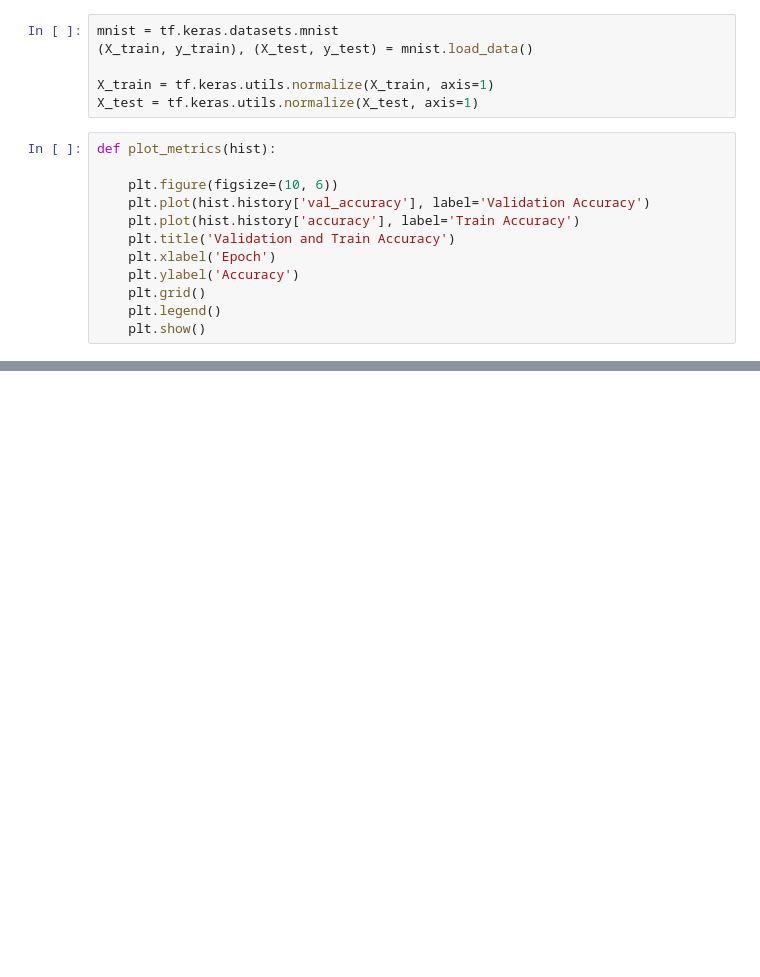
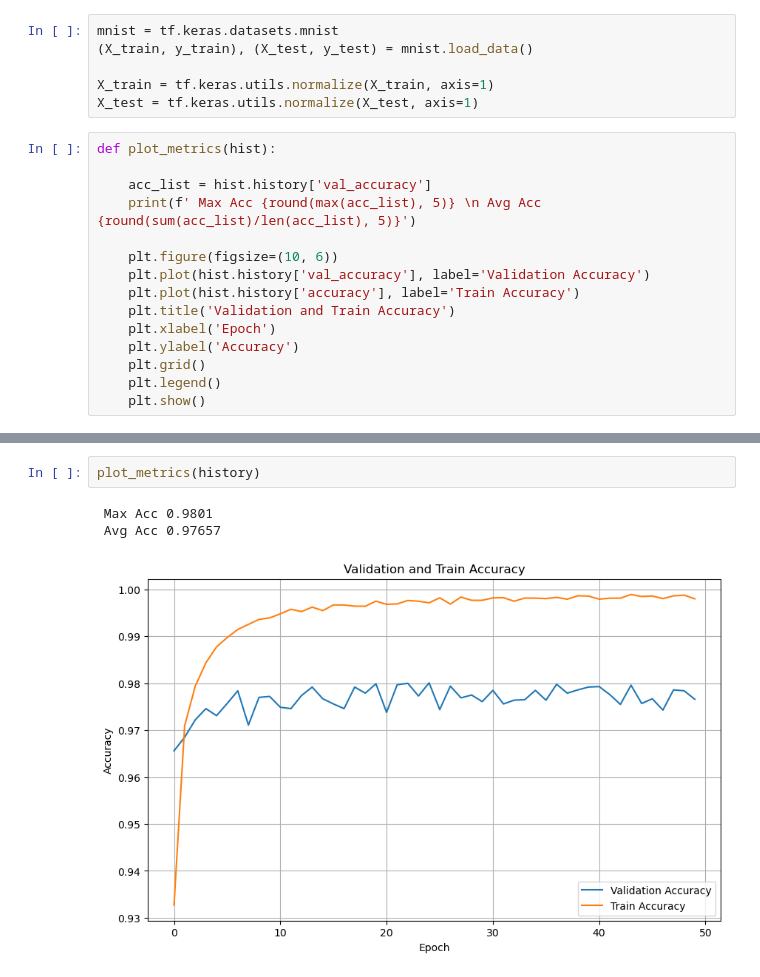
Before and after one commit to AtharvaTaras/ML-Projects, a Jupyter notebook: Handwritten Digit Recognition/Untitled.ipynb, the cells around one changed output, grey strips where cells are left out. Drawn from its saved outputs; the diff is of its cells as text; blank space fills up the shorter version.

```diff
--- a/Handwritten Digit Recognition/Untitled.ipynb
+++ b/Handwritten Digit Recognition/Untitled.ipynb
@@ -9,6 +9,9 @@ X_train = tf.keras.utils.normalize(X_train, axis=1)
 X_test = tf.keras.utils.normalize(X_test, axis=1)
 # %%
 def plot_metrics(hist):
+
+    acc_list = hist.history['val_accuracy']
+    print(f' Max Acc {round(max(acc_list), 5)} \n Avg Acc {round(sum(acc_list)/len(acc_list), 5)}')
 
     plt.figure(figsize=(10, 6))
     plt.plot(hist.history['val_accuracy'], label='Validation Accuracy')
@@ -54,3 +57,9 @@ Epoch 12/50
+# %%
+plot_metrics(history)
+# %% [output]
+ Max Acc 0.9801
+ Avg Acc 0.97657
+[figure, added]
 # %%
 model = tf.keras.models.Sequential()
 
```
Also changed, not shown: parts of 6 cells of this notebook.
